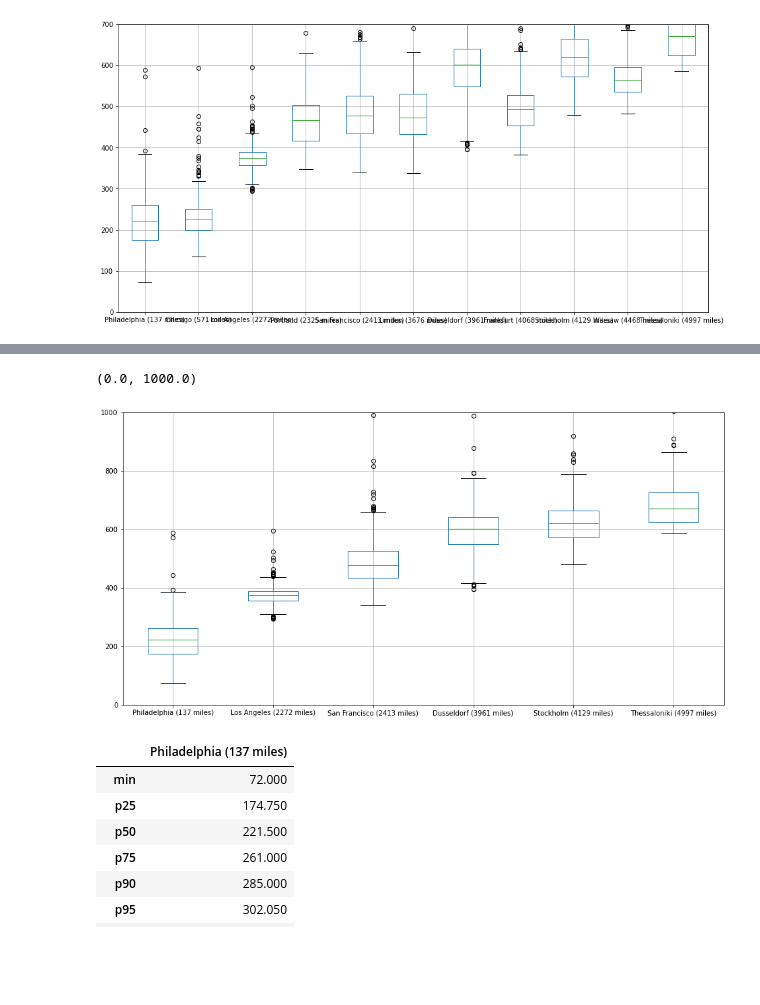
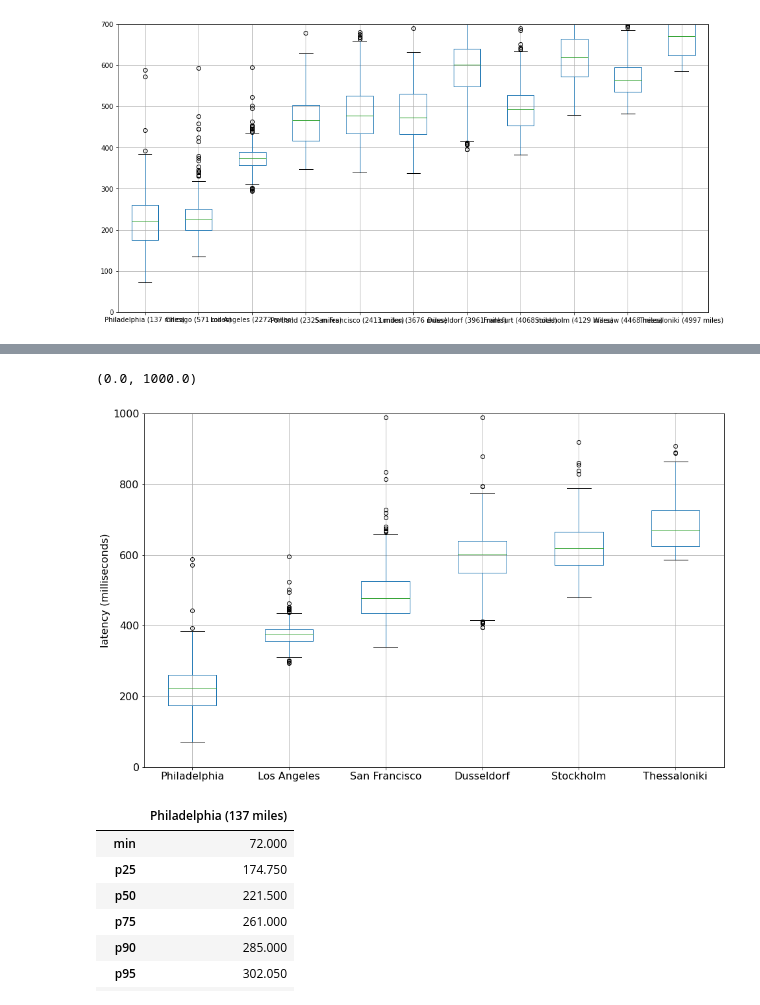
Before and after one commit to ericmelz/pingdom-parser, a Jupyter notebook: jupyter/Pingdom Parser Playground.ipynb, the cells around one changed output, grey strips where cells are left out. Cells and saved outputs as stored; diff of their text form; code cells hidden in the pictures; blank space fills up the shorter version.

```diff
--- a/jupyter/Pingdom Parser Playground.ipynb
+++ b/jupyter/Pingdom Parser Playground.ipynb
@@ -556,3 +556,8 @@ plt.ylim(0,700)
 # %% [output]
 (0.0, 700.0)
 [figure]
+# %%
+from re import sub
+renamer = lambda x: sub(r'(.*) \(.* miles\)', r'\1', x)
+df3 = df2.rename(columns=renamer)
+df3
@@ -559,13 +578,15 @@ plt.ylim(0,700)
 # %%
-boxplot = df2.boxplot(column=['Philadelphia (137 miles)', 'Los Angeles (2272 miles)',
-                              'San Francisco (2413 miles)',
-                              'Dusseldorf (3961 miles)',
-                              'Stockholm (4129 miles)',
-                             'Thessaloniki (4997 miles)'], figsize=(16,8))
+boxplot = df3.boxplot(column=['Philadelphia', 'Los Angeles',
+                              'San Francisco',
+                              'Dusseldorf',
+                              'Stockholm',
+                             'Thessaloniki'], figsize=(16,10),
+                             fontsize=16)
+boxplot.set_ylabel("latency (milliseconds)", fontsize=16)
 plt.ylim(0,1000)
 # %% [output]
 (0.0, 1000.0)
-[figure, old version]
+[figure, new version]
 # %%
 data = {'Philadelphia (137 miles)':[df2['Philadelphia (137 miles)'].min(),
                       df2.quantile(.25)['Philadelphia (137 miles)'], df2.quantile(.5)['Philadelphia (137 miles)'],
```
Also changed, not shown: parts of 4 cells of this notebook.
